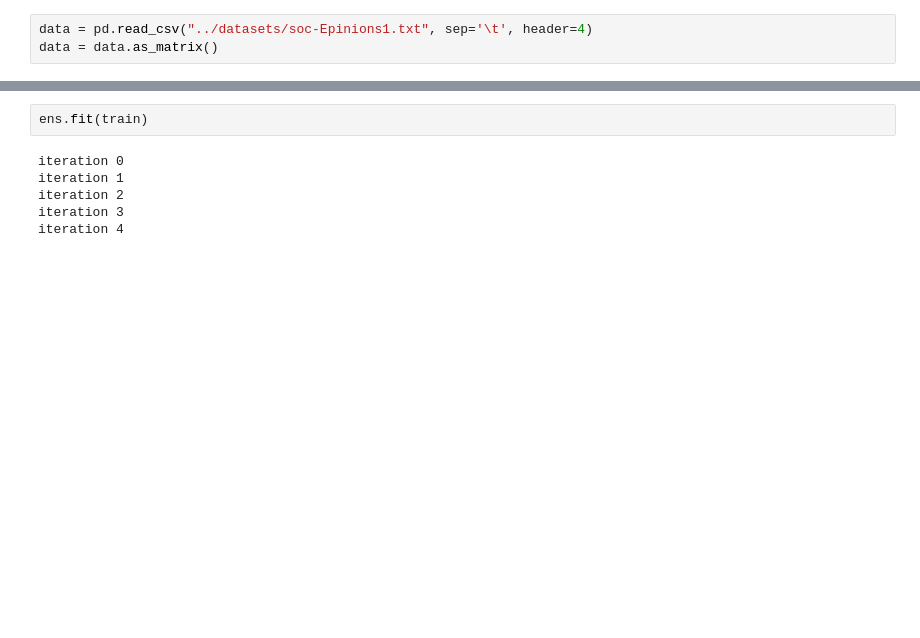
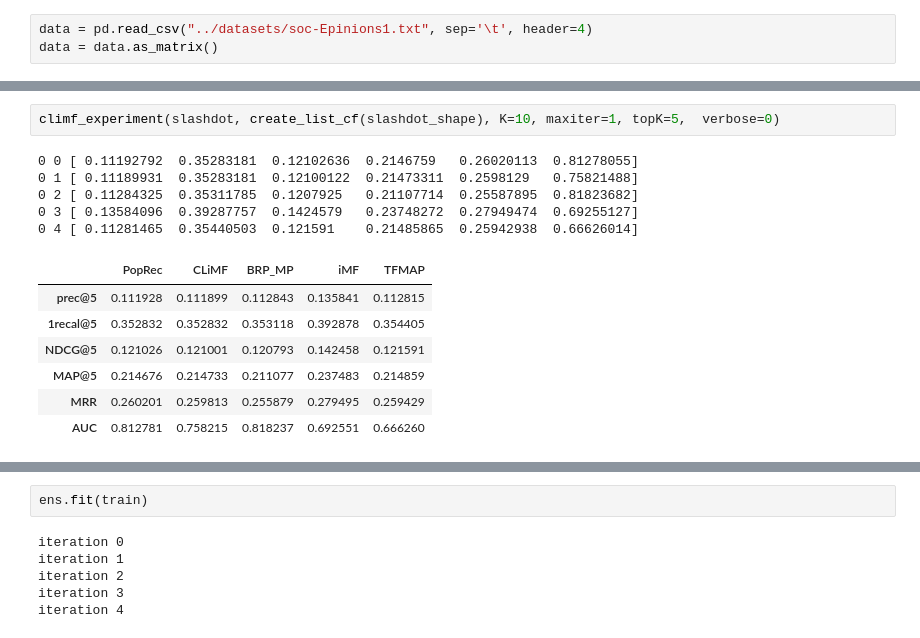
Before and after one commit to egorkudr1/diploma, a Jupyter notebook: rank_experiments.ipynb, the cells around one changed output, grey strips where cells are left out. Drawn from its saved outputs; the diff is of its cells as text; blank space fills up the shorter version.

```diff
--- a/rank_experiments.ipynb
+++ b/rank_experiments.ipynb
@@ -597,0 +103,15 @@ ens = ensemble(list_cf, verbose=1)
+# %%
+climf_experiment(slashdot, create_list_cf(slashdot_shape), K=10, maxiter=1, topK=5,  verbose=0)
+# %% [output]
+0 0 [ 0.11192792  0.35283181  0.12102636  0.2146759   0.26020113  0.81278055]
+0 1 [ 0.11189931  0.35283181  0.12100122  0.21473311  0.2598129   0.75821488]
+0 2 [ 0.11284325  0.35311785  0.1207925   0.21107714  0.25587895  0.81823682]
+0 3 [ 0.13584096  0.39287757  0.1424579   0.23748272  0.27949474  0.69255127]
+0 4 [ 0.11281465  0.35440503  0.121591    0.21485865  0.25942938  0.66626014]
+|  | PopRec | CLiMF | BRP_MP | iMF | TFMAP |
+| prec@5 | 0.111928 | 0.111899 | 0.112843 | 0.135841 | 0.112815 |
+| 1recal@5 | 0.352832 | 0.352832 | 0.353118 | 0.392878 | 0.354405 |
+| NDCG@5 | 0.121026 | 0.121001 | 0.120793 | 0.142458 | 0.121591 |
+| MAP@5 | 0.214676 | 0.214733 | 0.211077 | 0.237483 | 0.214859 |
+| MRR | 0.260201 | 0.259813 | 0.255879 | 0.279495 | 0.259429 |
+| AUC | 0.812781 | 0.758215 | 0.818237 | 0.692551 | 0.666260 |
```
Also changed, not shown: parts of 106 cells of this notebook, 5 other files.
